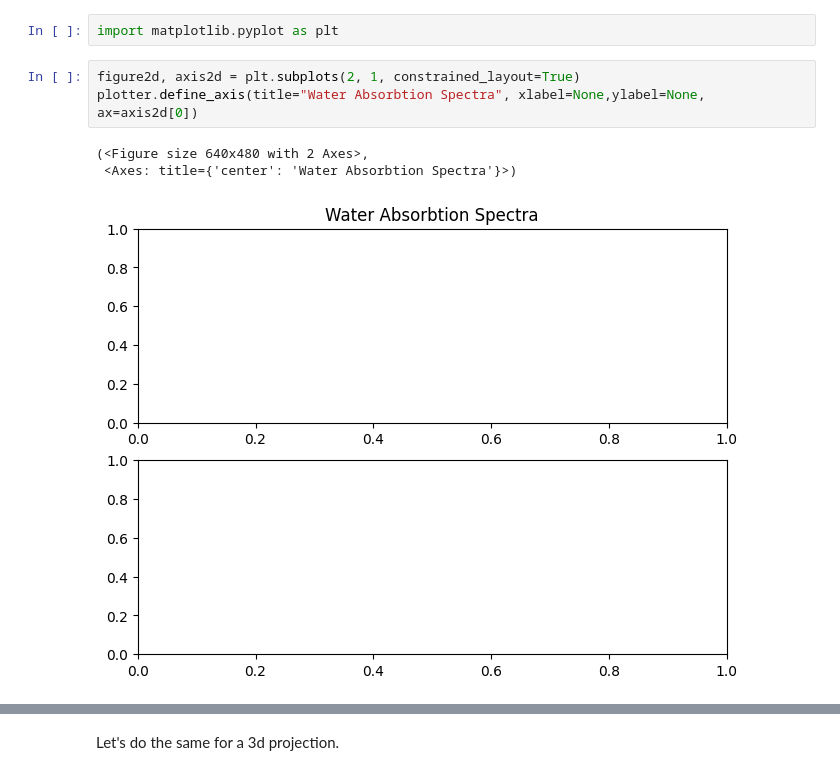
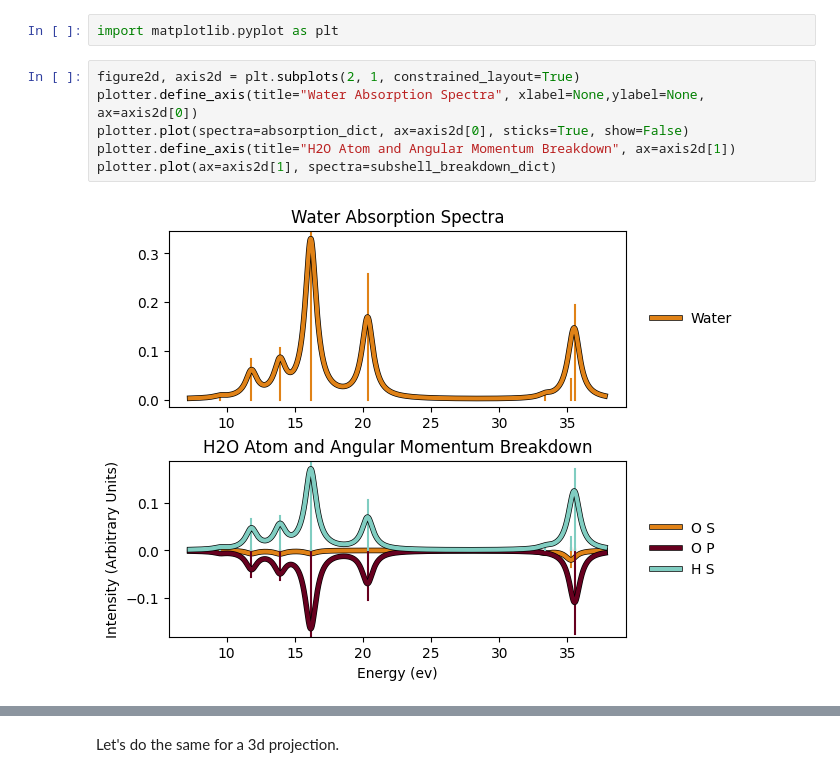
Before and after one commit to xsligroup/fasma_retro, a Jupyter notebook: transition_analysis_example.ipynb, the cells around one changed output, grey strips where cells are left out. Cells and saved outputs as stored; diff of their text form.

```diff
--- a/transition_analysis_example.ipynb
+++ b/transition_analysis_example.ipynb
@@ -328,8 +336,9 @@ It may be useful to stack multiple plots onto one figure. Let's try with a 2D pl
 import matplotlib.pyplot as plt
 # %%
 figure2d, axis2d = plt.subplots(2, 1, constrained_layout=True)
-plotter.define_axis(title="Water Absorbtion Spectra", xlabel=None,ylabel=None, ax=axis2d[0])
+plotter.define_axis(title="Water Absorption Spectra", xlabel=None,ylabel=None, ax=axis2d[0])
+plotter.plot(spectra=absorption_dict, ax=axis2d[0], sticks=True, show=False)
+plotter.define_axis(title="H2O Atom and Angular Momentum Breakdown", ax=axis2d[1])
+plotter.plot(ax=axis2d[1], spectra=subshell_breakdown_dict)
 # %% [output]
-(<Figure size 640x480 with 2 Axes>,
- <Axes: title={'center': 'Water Absorbtion Spectra'}>)
-[figure, old version]
+[figure, new version]
```
Also changed, not shown: parts of 18 cells of this notebook, 1 other file.
